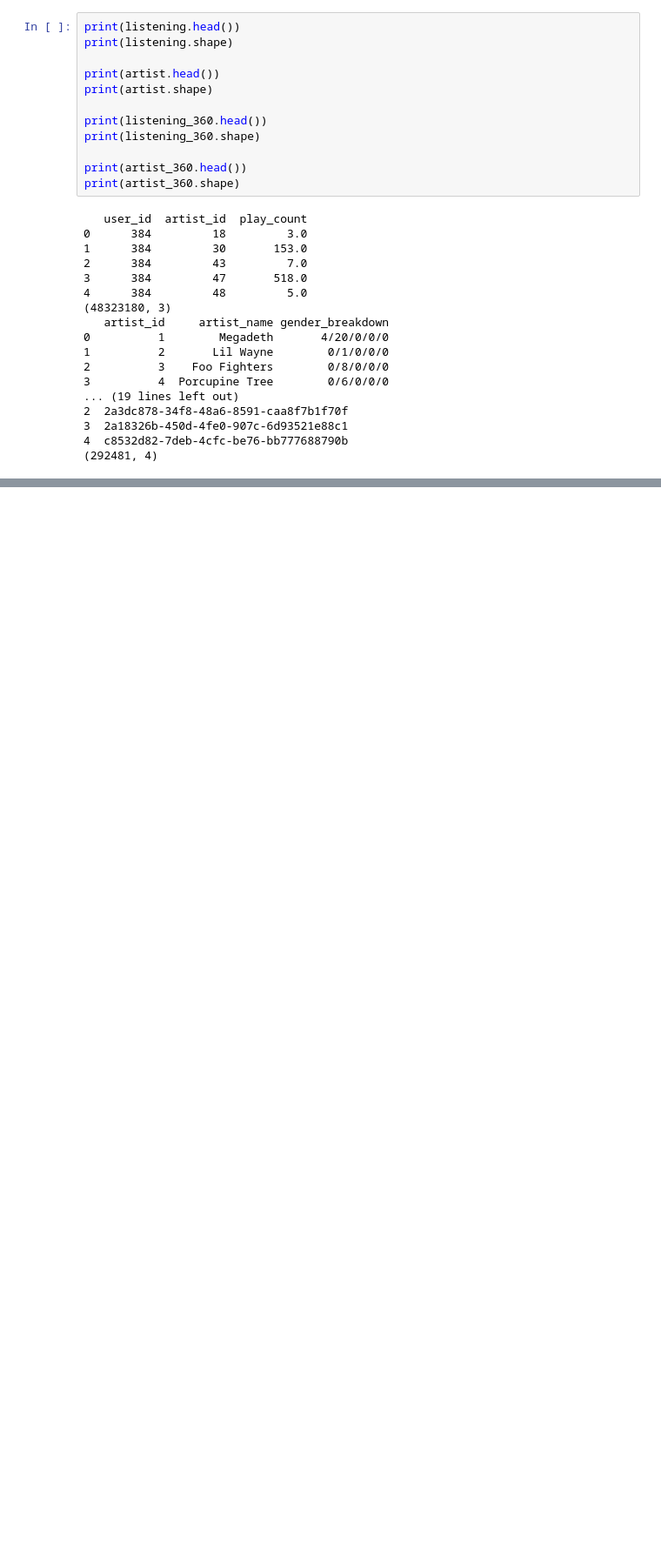
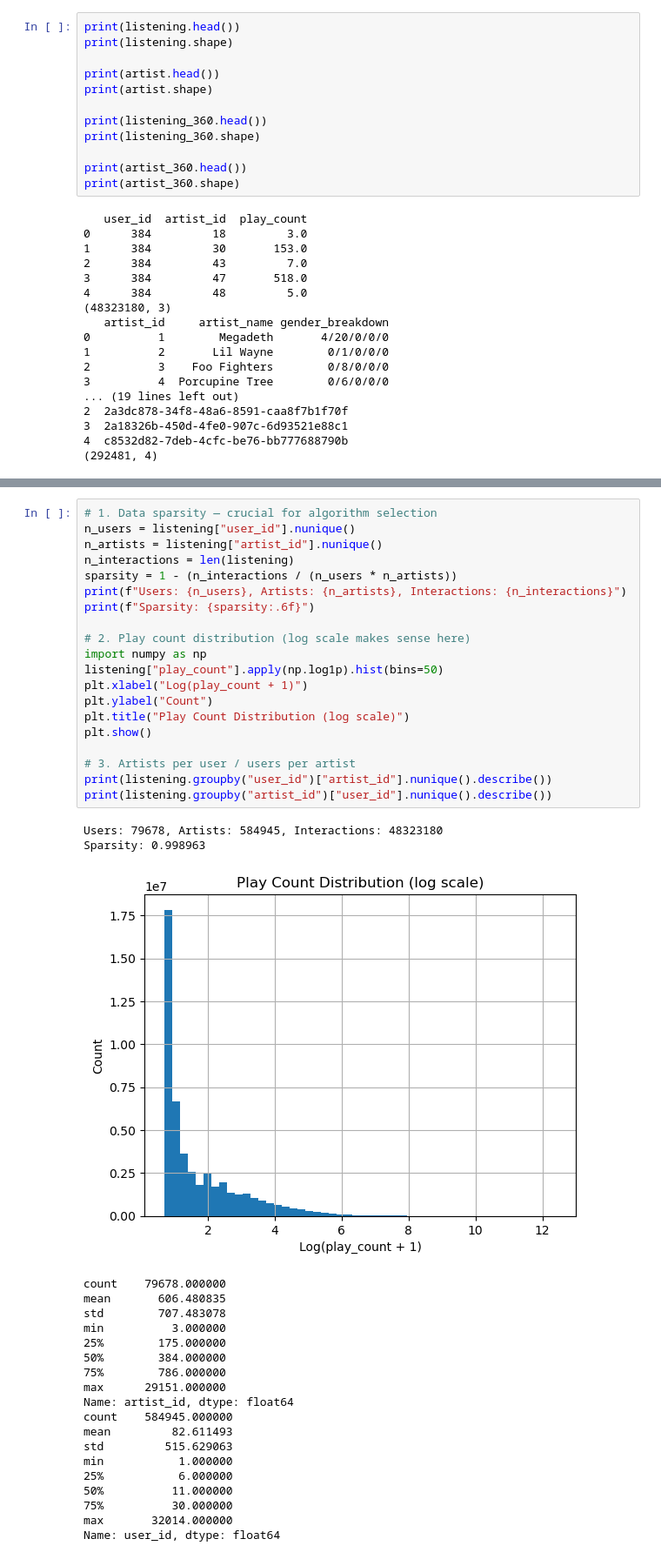
Before and after one commit to PhillipJRoman/641-music-recsys, a Jupyter notebook: EDA_recsys.ipynb, the cells around one changed output, grey strips where cells are left out. Shown at 87% size. Drawn from its saved outputs; the diff is of its cells as text; blank space fills up the shorter version.

```diff
--- a/EDA_recsys.ipynb
+++ b/EDA_recsys.ipynb
@@ -46,0 +212,42 @@ print(artist_360.shape)
+# %%
+# 1. Data sparsity — crucial for algorithm selection
+n_users = listening["user_id"].nunique()
+n_artists = listening["artist_id"].nunique()
+n_interactions = len(listening)
+sparsity = 1 - (n_interactions / (n_users * n_artists))
+print(f"Users: {n_users}, Artists: {n_artists}, Interactions: {n_interactions}")
+print(f"Sparsity: {sparsity:.6f}")
+
+# 2. Play count distribution (log scale makes sense here)
+import numpy as np
+listening["play_count"].apply(np.log1p).hist(bins=50)
+plt.xlabel("Log(play_count + 1)")
+plt.ylabel("Count")
+plt.title("Play Count Distribution (log scale)")
+plt.show()
+
+# 3. Artists per user / users per artist
+print(listening.groupby("user_id")["artist_id"].nunique().describe())
+print(listening.groupby("artist_id")["user_id"].nunique().describe())
+# %% [output]
+Users: 79678, Artists: 584945, Interactions: 48323180
+Sparsity: 0.998963
+[figure, added]
+count    79678.000000
+mean       606.480835
+std        707.483078
+min          3.000000
+25%        175.000000
+50%        384.000000
+75%        786.000000
+max      29151.000000
+Name: artist_id, dtype: float64
+count    584945.000000
+mean         82.611493
+std         515.629063
+min           1.000000
+25%           6.000000
+50%          11.000000
+75%          30.000000
+max       32014.000000
+Name: user_id, dtype: float64
```
Also changed, not shown: parts of 8 cells of this notebook.
